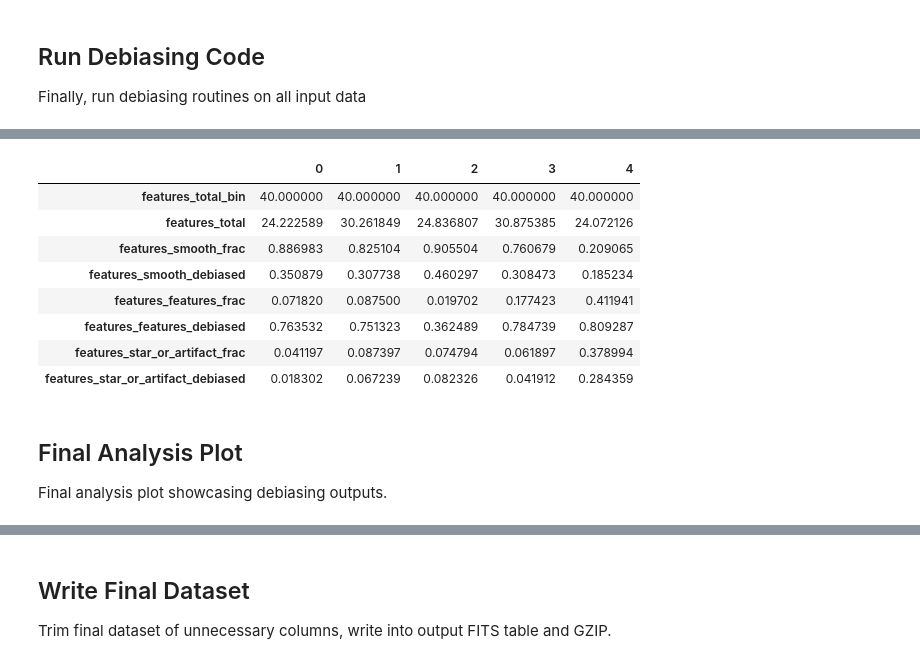
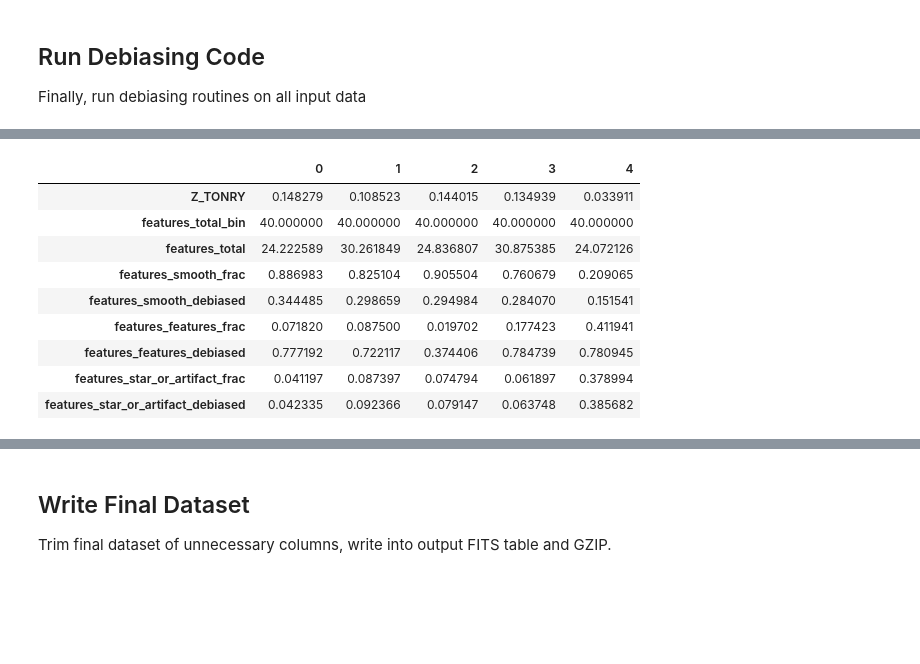
Before and after one commit to leeskelvin/gamakidsgz, a Jupyter notebook: outputs/debiasing/debiasing.ipynb, the cells around one changed output, grey strips where cells are left out. Drawn from its saved outputs; the diff is of its cells as text; code cells hidden in the pictures; blank space fills up the shorter version.

```diff
--- a/outputs/debiasing/debiasing.ipynb
+++ b/outputs/debiasing/debiasing.ipynb
@@ -455,10 +603,17 @@ class Sample():
             suffix = '_debiased'
         req_q = question_dict[question]['req_questions']
         req_a = question_dict[question]['req_answers']
+        not_a = question_dict[question]['not_answers']
         if req_q is not None:
             p_col = np.ones(len(full_data))
-            for q, a in zip(req_q, req_a):
-                p_col = p_col*(full_data[q + '_' + a + suffix])
+            if req_a is not None:
+                for q, a in zip(req_q, req_a):
+                    p_col = (p_col *
+                             (full_data[q + '_' + a + suffix]))
+            else:
+                for q, a in zip(req_q, not_a):
+                    p_col = (p_col *
+                             (1 - full_data[q + '_' + a + suffix]))
             N_col = full_data[question + count_suffix]
             select = (p_col > p_cut) & (N_col >= N_cut)
             less_data = full_data[select]
@@ -467,7 +622,7 @@ class Sample():
         else:
             less_data = full_data.copy()
             select = np.ones(len(full_data), dtype=np.bool)
-            print(f'Primary question, so all {len(less_data)} '
+            print(f'First tier question, so all {len(less_data)} '
                   f'galaxies used.')
         self.all_data = full_data
         self.less_data = less_data
@@ -475,7 +630,8 @@ class Sample():
         return None
 
     def volume_limited_sample(self):
-        lower_z_limit, upper_z_limit = volume_redshift_limits
+        lower_z_limit = volume_redshift_bounds[0]
+        upper_z_limit = volume_redshift_bounds[-1]
         mag_limit = survey_mag_limit
         Mag_limit = mag_to_Mag(mag_limit, upper_z_limit)
         in_vl = np.all([self.all_data[z_column] >= lower_z_limit,
@@ -488,13 +644,10 @@ class Sample():
 
     def z_slices(self):
         in_vl = self.volume_limited_sample()
-        lower_z_limit, upper_z_limit = volume_redshift_limits
-        lower_z_limits = [lower_z_limit,
-                          lower_z_limit + (upper_z_limit-
-                                         lower_z_limit)/10]
-        upper_z_limits =[upper_z_limit - (upper_z_limit-
-                                          lower_z_limit)/10,
-                         upper_z_limit]
+        lower_z_limits = [volume_redshift_bounds[0],
+                          volume_redshift_bounds[1]]
+        upper_z_limits = [volume_redshift_bounds[-2],
+                          volume_redshift_bounds[-1]]
         in_lo_z = np.all([self.all_data[z_column]
                           >= lower_z_limits[0],
                           self.all_data[z_column]
@@ -516,10 +669,10 @@ class Bins():
         self.n_voronoi = n_voronoi
         self.n_per_z = n_per_z
         self.Mr = sample.less_data[Mr_column]
-        self.R50 = sample.less_data['logR50']
+        self.R50 = sample.less_data[logR50_column]
         self.z = sample.less_data[z_column]
         self.Mr_all = sample.all_data[Mr_column]
-        self.R50_all = sample.all_data['logR50']
+        self.R50_all = sample.all_data[logR50_column]
         self.z_all = sample.all_data[z_column]
         self.n_min = low_signal_limit
         self.sample = sample
@@ -742,7 +895,7 @@ class FunctionFit():
                        args=(function_.function, x_fit, y_fit),
                        bounds=function_.bounds, method='SLSQP')
         Mr = np.mean(data[Mr_column])
-        logR50 = np.mean(data['logR50'])
+        logR50 = np.mean(data[logR50_column])
         z_ = np.mean(data[z_column])
         k, c = res.x
         if append is True:
@@ -934,10 +1087,10 @@ def debias_data(data, fitted_k, fitted_c, function_,
     fv_nonzero = fv[nonzero]
     logfv = np.log10(fv_nonzero)
     x = data[Mr_column][nonzero]
-    y = data['logR50'][nonzero]
+    y = data[logR50_column][nonzero]
     z = data[z_column][nonzero]
     xyz = np.array([x,y,z])
-    low_z_limit = volume_redshift_limits[0]
+    low_z_limit = volume_redshift_bounds[0]
     xyz_low_z = xyz.copy()
     xyz_low_z[-1] = np.full(len(z), low_z_limit)
 
@@ -1229,25 +1500,23 @@ chi2 (fit) = 0.09
 # %%
 # analyse debiased data for features question
-display(data_deb['features_total_bin',
+display(data_deb[z_column,
+                 'features_total_bin',
                  'features_total',
                  'features_smooth_frac',
                  'features_smooth_debiased',
                  'features_features_frac',
                  'features_features_debiased',
                  'features_star_or_artifact_frac',
                  'features_star_or_artifact_debiased',
                 ].to_pandas().head(5).T)
 # %% [output]
 |  | 0 | 1 | 2 | 3 | 4 |
+| Z_TONRY | 0.148279 | 0.108523 | 0.144015 | 0.134939 | 0.033911 |
 | features_total_bin | 40.000000 | 40.000000 | 40.000000 | 40.000000 | 40.000000 |
 | features_total | 24.222589 | 30.261849 | 24.836807 | 30.875385 | 24.072126 |
 | features_smooth_frac | 0.886983 | 0.825104 | 0.905504 | 0.760679 | 0.209065 |
-| features_smooth_debiased | 0.350879 | 0.307738 | 0.460297 | 0.308473 | 0.185234 |
+| features_smooth_debiased | 0.344485 | 0.298659 | 0.294984 | 0.284070 | 0.151541 |
 | features_features_frac | 0.071820 | 0.087500 | 0.019702 | 0.177423 | 0.411941 |
-| features_features_debiased | 0.763532 | 0.751323 | 0.362489 | 0.784739 | 0.809287 |
+| features_features_debiased | 0.777192 | 0.722117 | 0.374406 | 0.784739 | 0.780945 |
 | features_star_or_artifact_frac | 0.041197 | 0.087397 | 0.074794 | 0.061897 | 0.378994 |
-| features_star_or_artifact_debiased | 0.018302 | 0.067239 | 0.082326 | 0.041912 | 0.284359 |
+| features_star_or_artifact_debiased | 0.042335 | 0.092366 | 0.079147 | 0.063748 | 0.385682 |
-# %% [markdown]
-## Final Analysis Plot
-
-Final analysis plot showcasing debiasing outputs.
```
Also changed, not shown: parts of 28 cells of this notebook, 3 other files.
